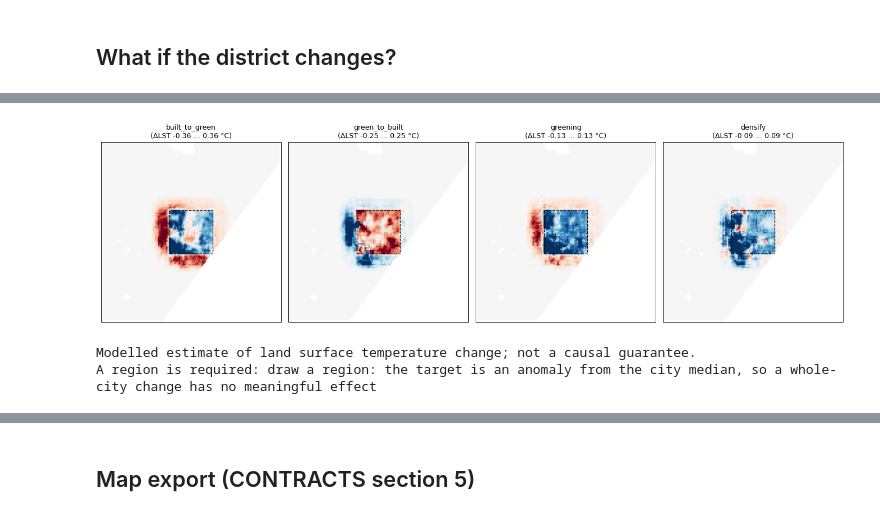
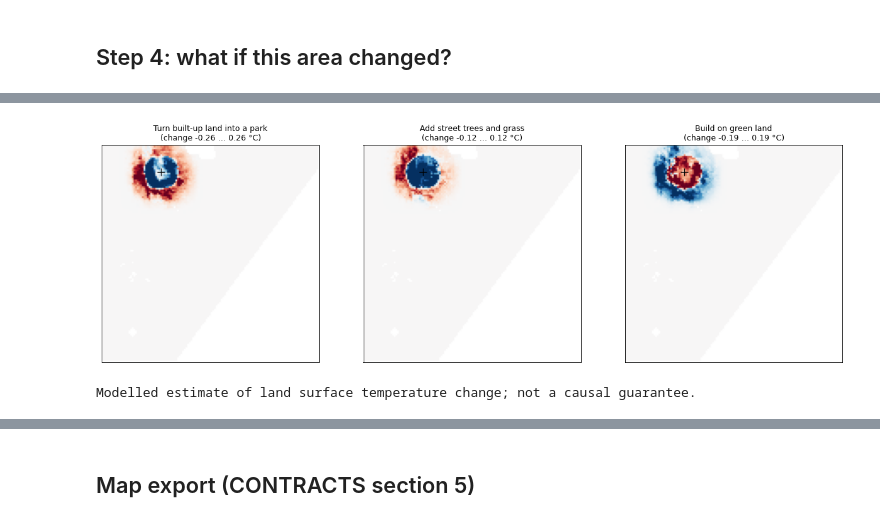
Before and after one commit to sebin-droid/Hyperspectral-and-Thermal, a Jupyter notebook: notebooks/member4/03_dashboard.ipynb, the cells around one changed output, grey strips where cells are left out. Saved outputs shown, nothing was run; the diff lists cells and outputs as text; code cells hidden in the pictures.

```diff
--- a/notebooks/member4/03_dashboard.ipynb
+++ b/notebooks/member4/03_dashboard.ipynb
@@ -28,9 +43,7 @@ plt.rcParams["figure.dpi"] = 90
 app = create_app()                     # dataset from the config, model runs/m3_lite16_kd
 ws, api = app.state.ws, TestClient(app)
 PID = "EMIT_243"
-lay = api.get(f"/api/layer/{PID}/lst").json()
-(s, w), (n, e) = lay["bounds"]
-cy, cx, d = (s + n) / 2, (w + e) / 2, (n - s) * 0.12
-DISTRICT = {"type": "Polygon", "coordinates": [[[cx - d, cy - d], [cx + d, cy - d], [cx + d, cy + d], [cx - d, cy + d], [cx - d, cy - d]]]}
-print(ws.run, "|", len(ws.info), "cities | district of", PID, "around", round(cy, 4), round(cx, 4))
+summary = api.get(f"/api/summary/{PID}").json()
+HOT = summary["spots"]["hottest"]      # the dashboard's "Hottest spot" button
+print(ws.run, "|", len(ws.info), "images |", summary["name"], summary["region"], summary["date"], "| hottest spot", HOT)
 # %% [output]
@@ -56,8 +112,10 @@ plt.suptitle(f"{PID}: map layers as the dashboard shows them (dashed: the distri
 # %%
-ex = api.post("/api/explain", json={"pid": PID, "geometry": DISTRICT}).json()
-display(pd.Series(ex["facts"]).to_frame("district"))
-f = pd.DataFrame(ex["factors"]).set_index("feature")["mean_c"]
-f.sort_values().plot.barh(figsize=(6, 3.2), color=["#c2410c" if v > 0 else "#1d4ed8" for v in f.sort_values()])
-plt.xlabel("contribution to the predicted anomaly (°C per pixel)"); plt.title("Factors in the district"); plt.tight_layout(); plt.show()
+ex = api.post("/api/spot", json={"pid": PID, "lat": HOT["lat"], "lng": HOT["lng"], "radius_m": 600}).json()
+f = ex["facts"]
+print(f"The ground here is {f['measured_surface_c']} °C, {f['measured_vs_typical_c']} vs. the city's typical "
+      f"{f['city_typical_surface_c']} °C (model: {f['model_vs_typical_c']}).")
+r = pd.DataFrame(ex["reasons"]).set_index("label")["effect_c"].sort_values()
+r.plot.barh(figsize=(6, 3.2), color=["#c2410c" if v > 0 else "#1d4ed8" for v in r])
+plt.xlabel("pushes the temperature up (+) or down (−), °C"); plt.title("Reasons in a 600 m circle"); plt.tight_layout(); plt.show()
 print(ex["note"])
 # %% [output]
@@ -77,18 +125,17 @@ Attributions describe what the model learned from data (associations), not physi
-# %% [markdown]
-## What if the district changes?
+# %% [markdown]
+## Step 4: what if this area changed?
 # %%
 rows, maps = [], {}
-for name, ch in {**PRESETS, "densify": {"built_share": 0.1}}.items():
-    r = api.post("/api/scenario", json={"pid": PID, "geometry": DISTRICT, "name": name, "changes": ch}).json()
-    rows.append(dict(scenario=name, changes=json.dumps(ch), **{k: round(v, 3) for k, v in r["stats"].items()}))
-    maps[name] = r["layer"]
-display(pd.DataFrame(rows).set_index("scenario"))
-fig, axs = plt.subplots(1, 4, figsize=(15, 4))
-for ax, (name, L) in zip(axs, maps.items()):
+for key, (label, changes) in PRESETS.items():
+    w = api.post("/api/whatif", json={"pid": PID, "lat": HOT["lat"], "lng": HOT["lng"], "radius_m": 600, "preset": key}).json()
+    rows.append(dict(what_if=label, changes=json.dumps(changes), **{k: round(v, 3) for k, v in w["stats"].items()}))
+    maps[label] = w["layer"]
+display(pd.DataFrame(rows).set_index("what_if"))
+fig, axs = plt.subplots(1, 3, figsize=(14, 4.4))
+for ax, (label, L) in zip(axs, maps.items()):
     (s0, w0), (n0, e0) = L["bounds"]
-    ax.imshow(img(L), extent=[w0, e0, s0, n0]); ax.plot(*np.array(DISTRICT["coordinates"][0]).T, "k--", lw=1)
-    ax.set_title(f"{name}\n(ΔLST {L['vmin']:.2f} … {L['vmax']:.2f} °C)", fontsize=10); ax.set_xticks([]); ax.set_yticks([])
+    ax.imshow(img(L), extent=[w0, e0, s0, n0]); ax.plot(HOT["lng"], HOT["lat"], "k+", ms=10)
+    ax.set_title(f"{label}\n(change {L['vmin']:.2f} … {L['vmax']:.2f} °C)", fontsize=10); ax.set_xticks([]); ax.set_yticks([])
 plt.tight_layout(); plt.show()
-print(r["note"])
-print("A region is required:", api.post("/api/scenario", json={"pid": PID, "name": "greening", "changes": {"NDVI": 0.1}}).json()["detail"])
+print(w["note"])
 # %% [output]
@@ -101,3 +147,2 @@ print("A region is required:", api.post("/api/scenario", json={"pid": PID, "name
-[figure, old version]
+[figure, new version]
 Modelled estimate of land surface temperature change; not a causal guarantee.
-A region is required: draw a region: the target is an anomaly from the city median, so a whole-city change has no meaningful effect
```
Also changed, not shown: parts of 15 cells of this notebook, 11 other files.
